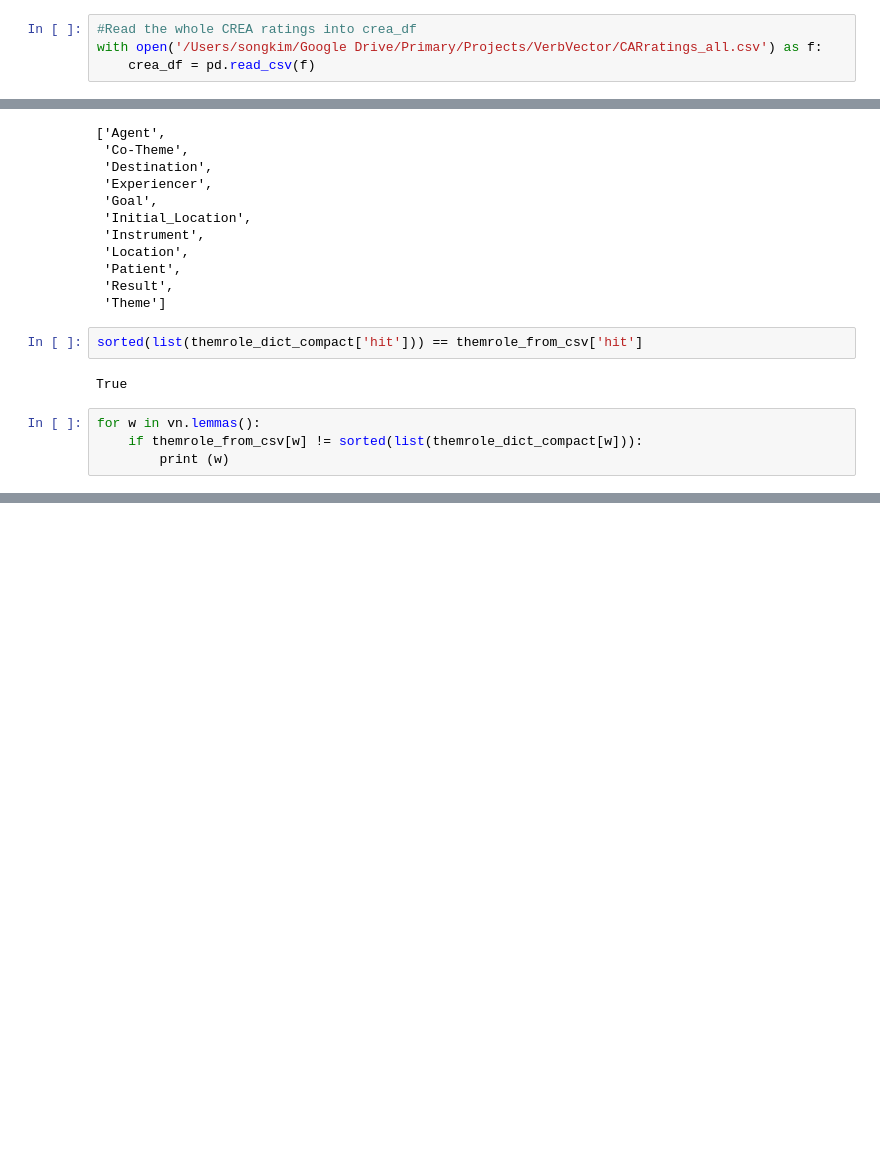
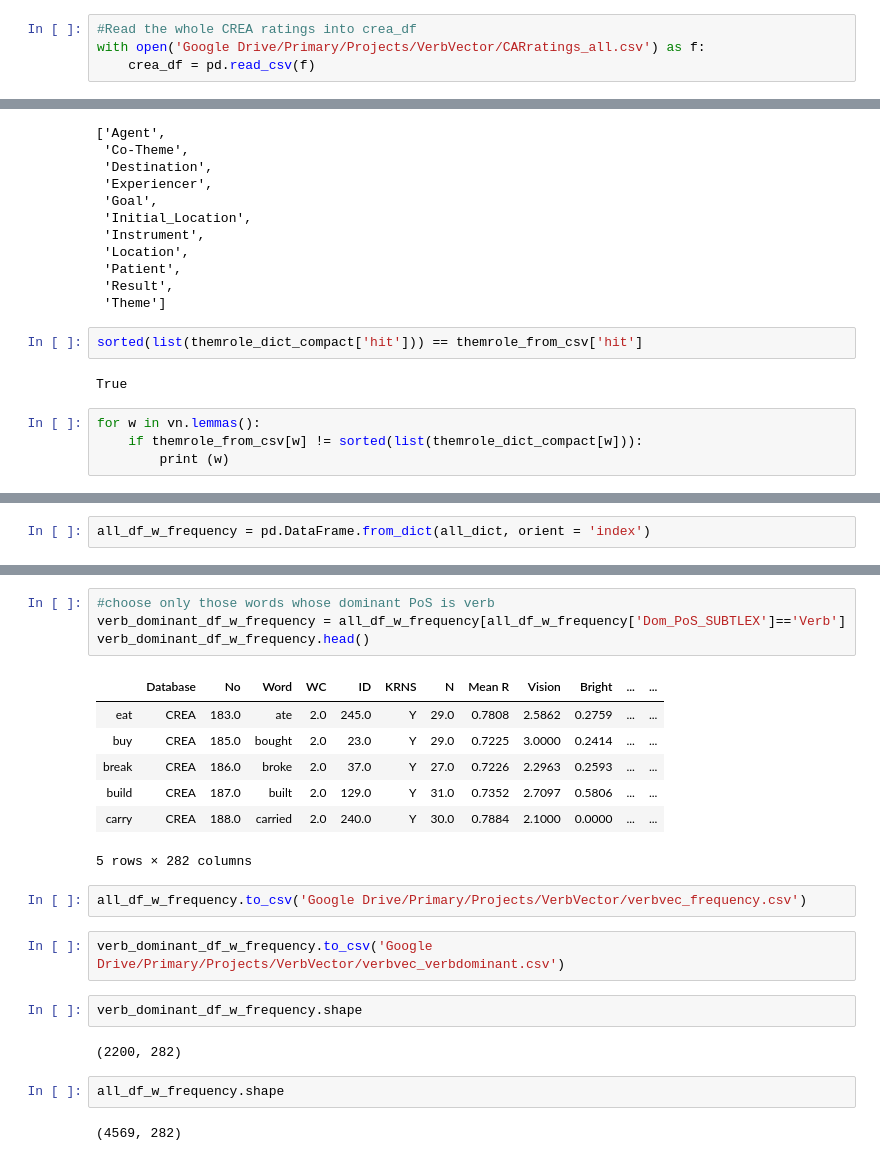
Before and after one commit to sonhkim/VerbVec, a Jupyter notebook: combine_crea_verbnet.ipynb, the cells around one changed output, grey strips where cells are left out. Cells and saved outputs as stored; diff of their text form; blank space fills up the shorter version.

```diff
--- a/combine_crea_verbnet.ipynb
+++ b/combine_crea_verbnet.ipynb
@@ -205,7 +203,7 @@ Agent Theme
 import pandas as pd
 # %%
 #Read the whole CREA ratings into crea_df
-with open('/Users/songkim/Google Drive/Primary/Projects/VerbVector/CARratings_all.csv') as f:
+with open('Google Drive/Primary/Projects/VerbVector/CARratings_all.csv') as f:
     crea_df = pd.read_csv(f)
 # %%
 crea_df
@@ -682,0 +757,2 @@ for w in vn.lemmas():
+# %%
+all_df_w_frequency = pd.DataFrame.from_dict(all_dict, orient = 'index')
@@ -682,0 +769,24 @@ for w in vn.lemmas():
+# %%
+#choose only those words whose dominant PoS is verb
+verb_dominant_df_w_frequency = all_df_w_frequency[all_df_w_frequency['Dom_PoS_SUBTLEX']=='Verb']
+verb_dominant_df_w_frequency.head()
+# %% [output]
+|  | Database | No | Word | WC | ID | KRNS | N | Mean R | Vision | Bright | ... | ... |
+| eat | CREA | 183.0 | ate | 2.0 | 245.0 | Y | 29.0 | 0.7808 | 2.5862 | 0.2759 | ... | ... |
+| buy | CREA | 185.0 | bought | 2.0 | 23.0 | Y | 29.0 | 0.7225 | 3.0000 | 0.2414 | ... | ... |
+| break | CREA | 186.0 | broke | 2.0 | 37.0 | Y | 27.0 | 0.7226 | 2.2963 | 0.2593 | ... | ... |
+| build | CREA | 187.0 | built | 2.0 | 129.0 | Y | 31.0 | 0.7352 | 2.7097 | 0.5806 | ... | ... |
+| carry | CREA | 188.0 | carried | 2.0 | 240.0 | Y | 30.0 | 0.7884 | 2.1000 | 0.0000 | ... | ... |
+5 rows × 282 columns
+# %%
+all_df_w_frequency.to_csv('Google Drive/Primary/Projects/VerbVector/verbvec_frequency.csv')
+# %%
+verb_dominant_df_w_frequency.to_csv('Google Drive/Primary/Projects/VerbVector/verbvec_verbdominant.csv')
+# %%
+verb_dominant_df_w_frequency.shape
+# %% [output]
+(2200, 282)
+# %%
+all_df_w_frequency.shape
+# %% [output]
+(4569, 282)
```
Also changed, not shown: parts of 29 cells of this notebook.
